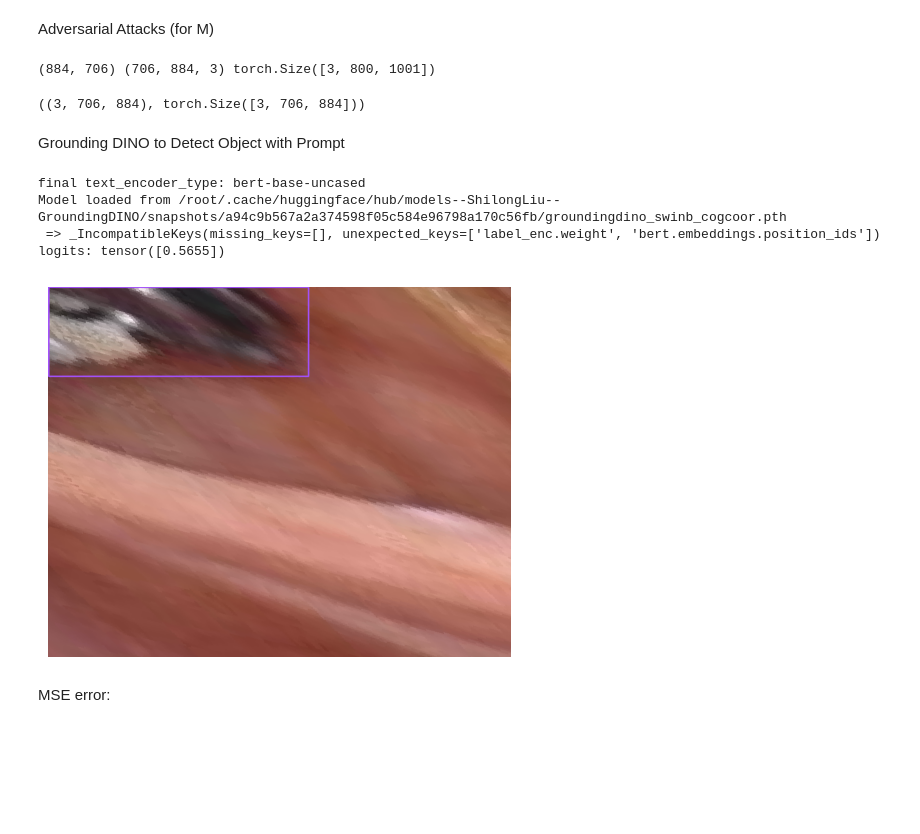
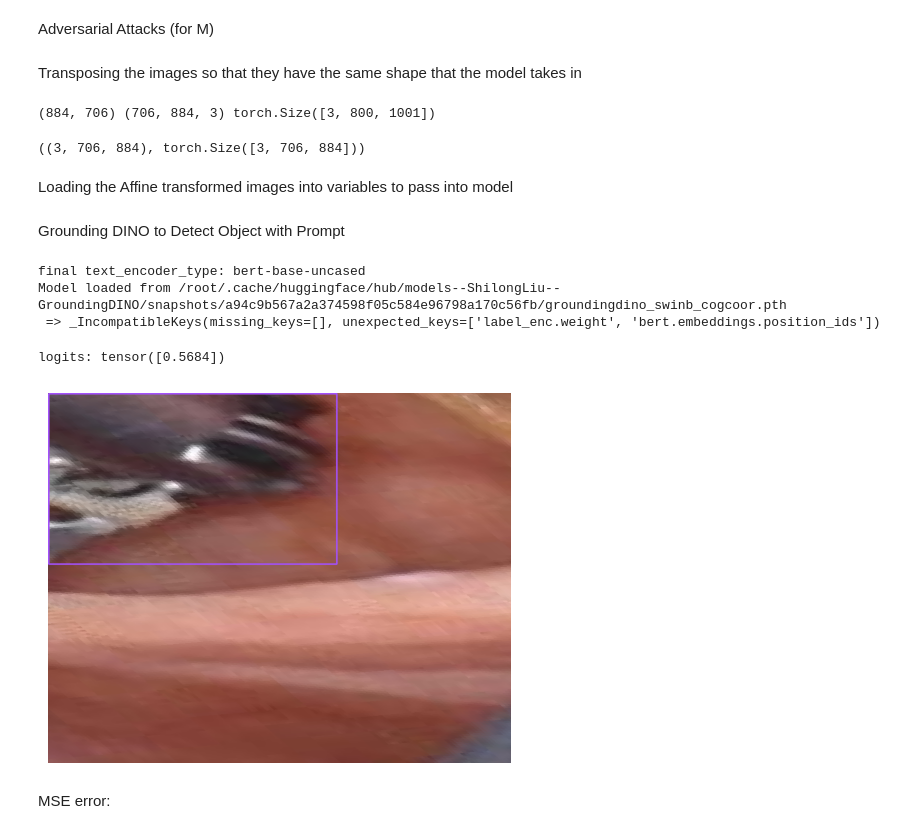
Before and after one commit to jenniferhiga/HCI_AI_RoboticSurgery, a Jupyter notebook: Grounded_SAM_Tool_Instance_Segmentation.ipynb, the cells around one changed output. Saved outputs shown, nothing was run; the diff lists cells and outputs as text; code cells hidden in the pictures; blank space fills up the shorter version.

```diff
--- a/Grounded_SAM_Tool_Instance_Segmentation.ipynb
+++ b/Grounded_SAM_Tool_Instance_Segmentation.ipynb
@@ -303,5 +308,7 @@ plt.savefig('Crop_Effects.pdf',dpi=100)
 # %% [markdown]
 Adversarial Attacks (for M)
+# %% [markdown]
+Transposing the images so that they have the same shape that the model takes in
 # %%
 print(seq[0].size, np.array(seq[0]).shape, image.shape)
 img_perturb_np = np.array(seq[0]).transpose(2, 0, 1)
@@ -315,3 +320,12 @@ image_source, image = load_image('/content/Grounded-Segment-Anything/perturbed_i
+# %% [markdown]
+Loading the Affine transformed images into variables to pass into model
+# %%
+image_source, image = load_image('/content/Grounded-Segment-Anything/perturbed_imgs/perturbed1.png')
+image_source2, image2 = load_image('/content/Grounded-Segment-Anything/perturbed_imgs/perturbed2.png')
+image_source3, image3 = load_image('/content/Grounded-Segment-Anything/perturbed_imgs/perturbed3.png')
+image_source4, image4 = load_image('/content/Grounded-Segment-Anything/perturbed_imgs/perturbed4.png')
+image_source5, image5 = load_image('/content/Grounded-Segment-Anything/perturbed_imgs/perturbed5.png')
+image_source6, image6 = load_image('/content/Grounded-Segment-Anything/perturbed_imgs/perturbed6.png')
 # %% [markdown]
 Grounding DINO to Detect Object with Prompt
 # %%
@@ -334,37 +348,37 @@ def load_model_hf(repo_id, filename, ckpt_config_filename, device='cpu'):
     print("Model loaded from {} \n => {}".format(cache_file, log))
     _ = model.eval()
     return model
 
 ckpt_repo_id = "ShilongLiu/GroundingDINO"
 ckpt_filenmae = "groundingdino_swinb_cogcoor.pth"
 ckpt_config_filename = "GroundingDINO_SwinB.cfg.py"
 groundingdino_model = load_model_hf(ckpt_repo_id, ckpt_filenmae, ckpt_config_filename, device)
 
 
 def detect(image, text_prompt, model, box_threshold = 0.3, text_threshold = 0.25):
   boxes, logits, phrases = predict(
       model=model,
       image=image,
       caption=text_prompt,
       box_threshold=box_threshold,
       text_threshold=text_threshold
   )
 
-  annotated_frame = annotate(image_source=image_source, boxes=boxes, logits=logits, phrases=phrases)
+  annotated_frame = annotate(image_source=image_source6, boxes=boxes, logits=logits, phrases=phrases)
   print('logits:', logits)
   annotated_frame = annotated_frame[...,::-1] # BGR to RGB
   return annotated_frame, boxes
 
-annotated_frame, detected_boxes = detect(image=image, text_prompt="surgical tool", model=groundingdino_model)
+annotated_frame, detected_boxes = detect(image=image6, text_prompt="surgical tool", model=groundingdino_model)
 predicted_img = Image.fromarray(annotated_frame)
 plt.imshow(predicted_img)
 plt.axis('OFF');
 # %% [output]
 final text_encoder_type: bert-base-uncased
 Model loaded from /root/.cache/huggingface/hub/models--ShilongLiu--GroundingDINO/snapshots/a94c9b567a2a374598f05c584e96798a170c56fb/groundingdino_swinb_cogcoor.pth
  => _IncompatibleKeys(missing_keys=[], unexpected_keys=['label_enc.weight', 'bert.embeddings.position_ids'])
-logits: tensor([0.5655])
+logits: tensor([0.5684])
-[figure, old version]
+[figure, new version]
 # %% [markdown]
 MSE error:
 # %%
```
Also changed, not shown: parts of 6 cells of this notebook.
